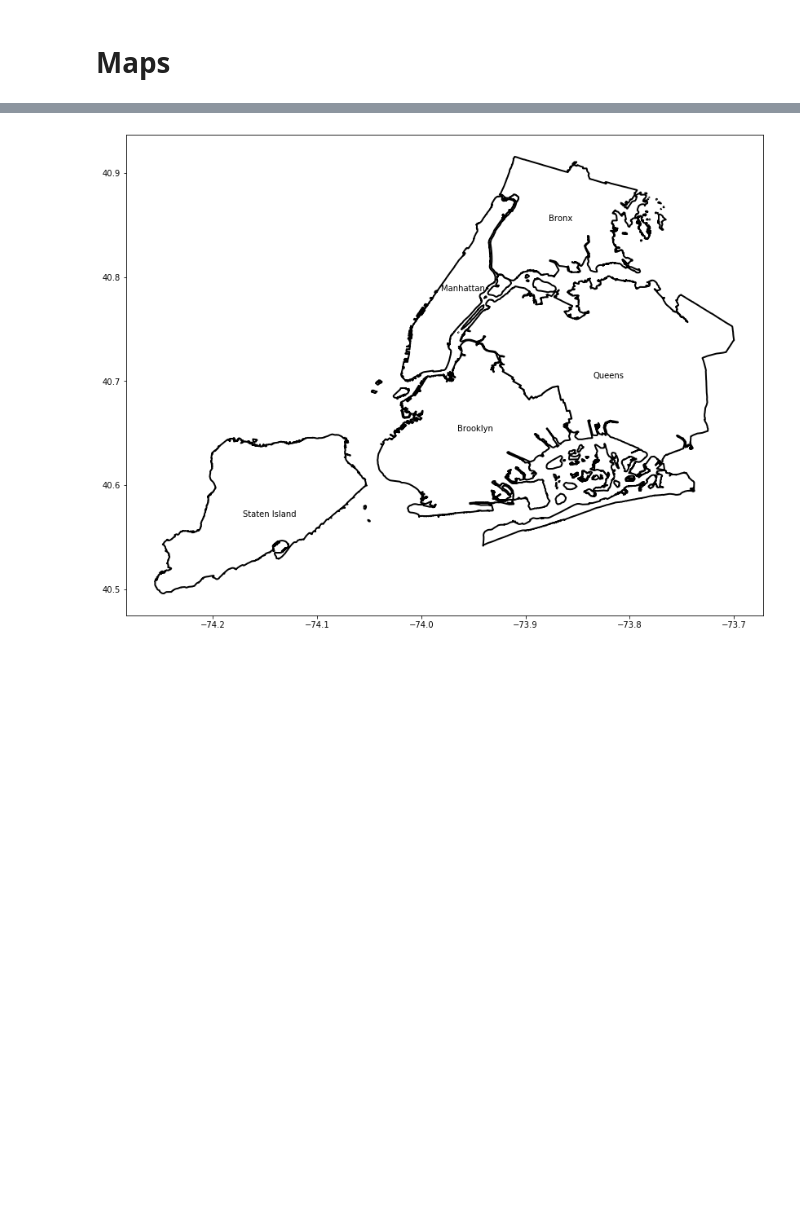
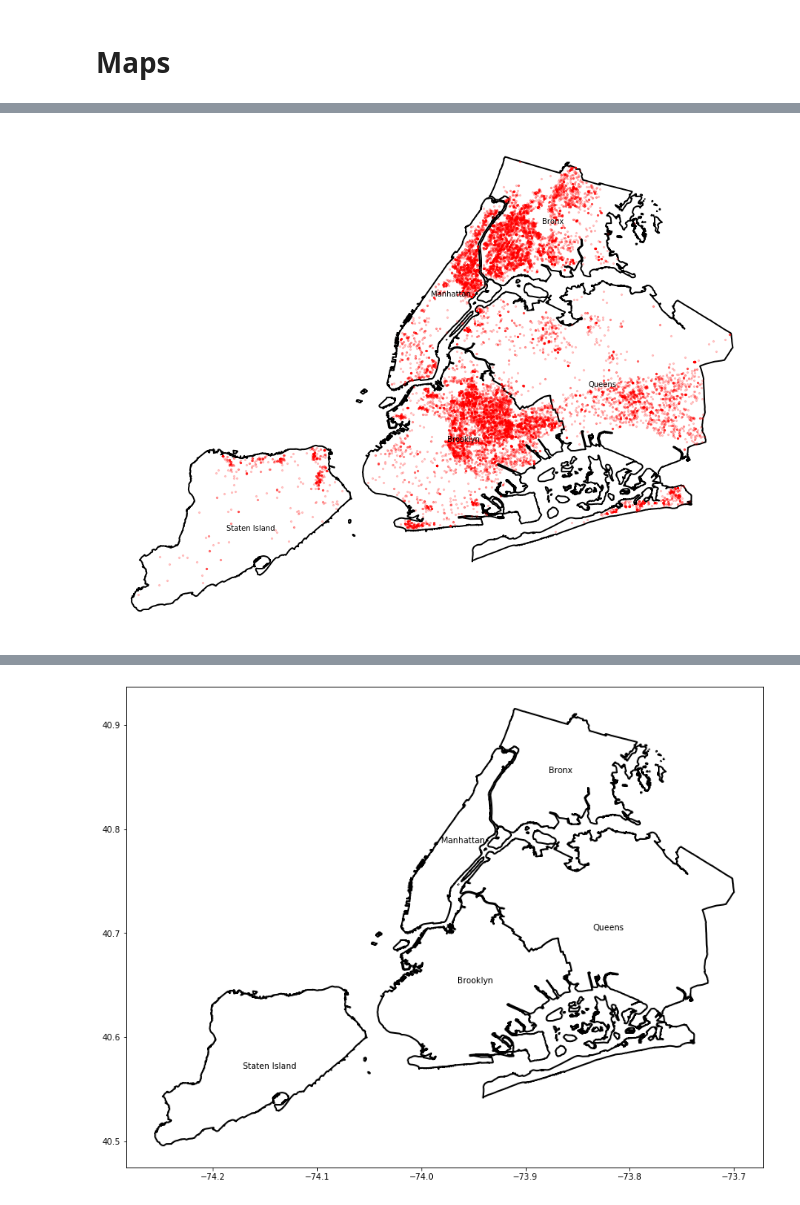
Before and after one commit to MattTriano/NYC_Crime, a Jupyter notebook: analysis/NYC_Crime_EDA_v1.ipynb, the cells around one changed output, grey strips where cells are left out. Drawn from its saved outputs; the diff is of its cells as text; code cells hidden in the pictures; blank space fills up the shorter version.

```diff
--- a/analysis/NYC_Crime_EDA_v1.ipynb
+++ b/analysis/NYC_Crime_EDA_v1.ipynb
@@ -55,0 +54,24 @@ class NYCMap:
+# %%
+class NYCMap:
+    def __init__(self, filepath):
+        self.data = gpd.read_file(filepath)
+        self.make_coords()
+
+    def make_coords(self):
+        self.data['coords'] = self.data['geometry'].apply(lambda x: x.representative_point().coords[:])
+        self.data['coords'] = [coords[0] for coords in self.data['coords']]
+
+    def get_gdf(self):
+        return self.data
+
+    def map_gdf(self, label_col, show_annotations=True, figsize=(14,14), fs=10):
+        fig, ax = plt.subplots(figsize=figsize)
+        base = self.data.plot(figsize=figsize, color='white', edgecolor='black', linewidth=2, ax=ax)
+        base.axis('off')
+        if show_annotations:
+            for idx, row in self.data.iterrows():
+                plt.annotate(s=row[label_col], xy=row['coords'], horizontalalignment='center', verticalalignment='center', fontsize=fs)
+        return base
+# %%
+boro = NYCMap(filepath=os.path.join('zip://', '..', 'shapefiles', 'Borough Boundaries.zip'))
+boroughs = boro.get_gdf()
@@ -55,0 +83,5 @@ class NYCMap:
+# %%
+base = boro.map_gdf(show_annotations=True, fs=10, figsize=(16,16), label_col='boro_name')
+ax = shooting_hist_df.plot(marker='o', color='red', markersize=5, alpha=0.2, ax=base)
+# %% [output]
+[figure, added]
```
Also changed, not shown: parts of 5 cells of this notebook.
